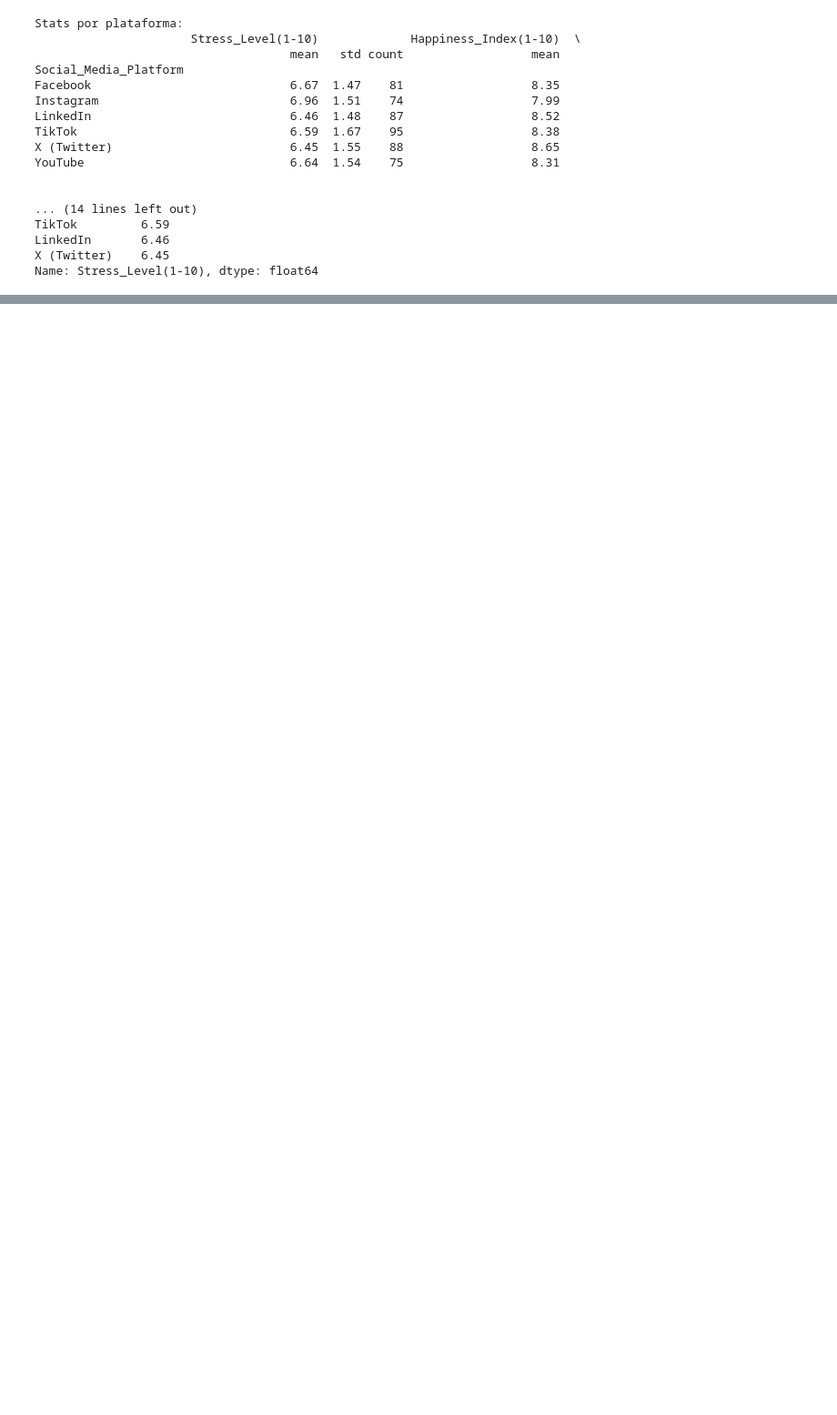
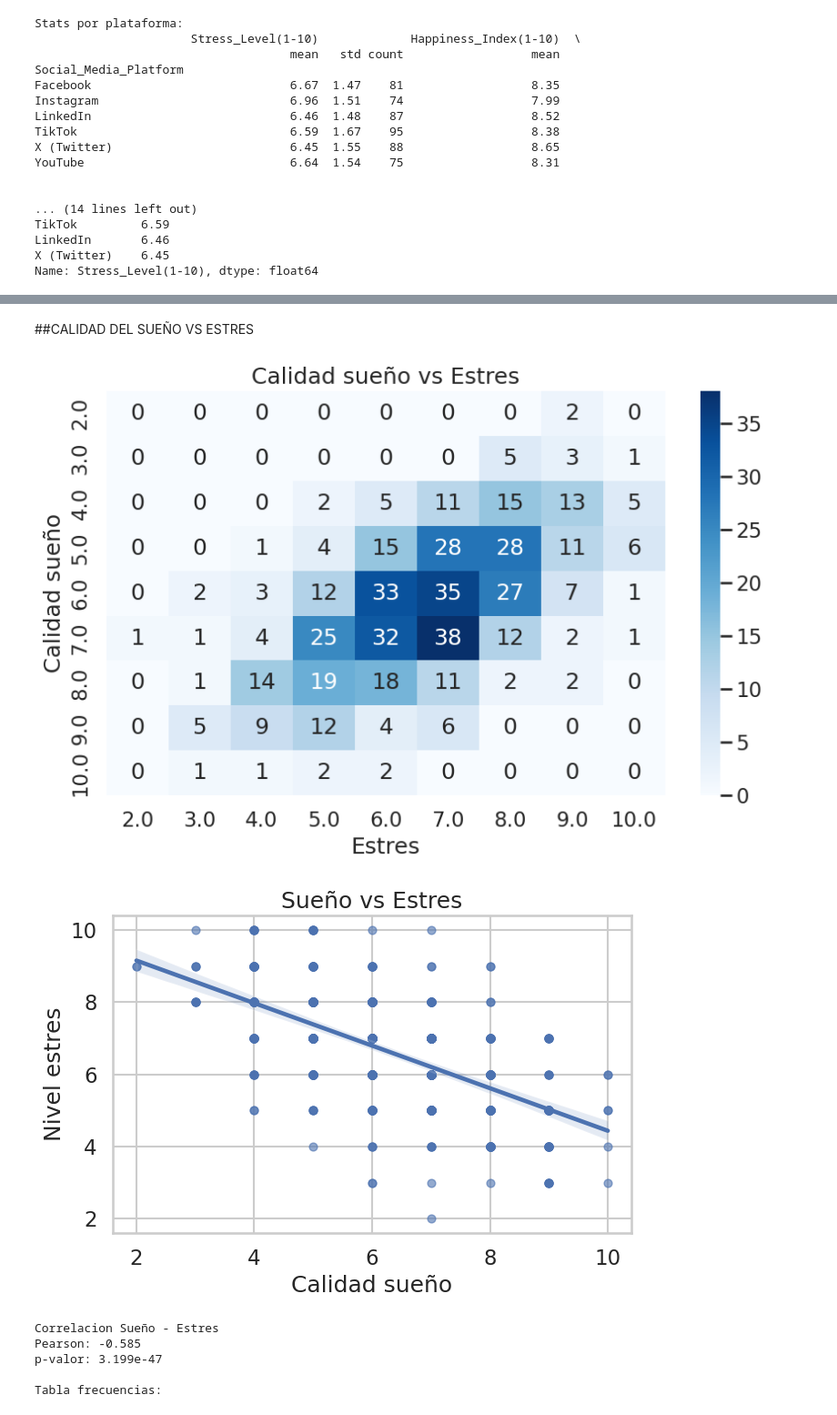
Before and after one commit to Neyder2502/salud-mental-analisis-datos, a Jupyter notebook: notebooks/Neyder.ipynb, the cells around one changed output, grey strips where cells are left out. Shown at 91% size. Saved outputs shown, nothing was run; the diff lists cells and outputs as text; code cells hidden in the pictures; blank space fills up the shorter version.

```diff
--- a/notebooks/Neyder.ipynb
+++ b/notebooks/Neyder.ipynb
@@ -524,0 +527,41 @@ Name: Stress_Level(1-10), dtype: float64
+# %% [markdown]
+##CALIDAD DEL SUEÑO VS ESTRES
+# %%
+# relacion sueño y estres
+tabla_sueno_estres = df.groupby(["Sleep_Quality(1-10)", "Stress_Level(1-10)"]).size().unstack(fill_value=0)
+plt.figure(figsize=(9,6))
+sns.heatmap(tabla_sueno_estres, annot=True, fmt="d", cmap="Blues")
+plt.title("Calidad sueño vs Estres")
+plt.xlabel("Estres")
+plt.ylabel("Calidad sueño")
+plt.tight_layout()
+plt.savefig("imgs/sleep_vs_stress_heatmap.png", dpi=300)
+plt.show()
+
+# scatter con linea de regresion
+plt.figure(figsize=(7,5))
+sns.regplot(data=df, x="Sleep_Quality(1-10)", y="Stress_Level(1-10)",
+            scatter_kws={"alpha":0.6, "s":40})
+plt.title("Sueño vs Estres")
+plt.xlabel("Calidad sueño")
+plt.ylabel("Nivel estres")
+plt.tight_layout()
+plt.savefig("imgs/sleep_vs_stress_scatter.png", dpi=300)
+plt.show()
+
+# correlacion de pearson
+valid = df[["Sleep_Quality(1-10)","Stress_Level(1-10)"]].dropna()
+corr, p = pearsonr(valid.iloc[:,0], valid.iloc[:,1])
+print("\nCorrelacion Sueño - Estres")
+print(f"Pearson: {corr:.3f}")
+print(f"p-valor: {p:.4g}")
+print("\nTabla frecuencias:")
+display(tabla_sueno_estres)
+# %% [output]
+[figure, added]
+[figure, added]
+Correlacion Sueño - Estres
+Pearson: -0.585
+p-valor: 3.199e-47
+
+Tabla frecuencias:
```
Also changed, not shown: parts of 10 cells of this notebook.
